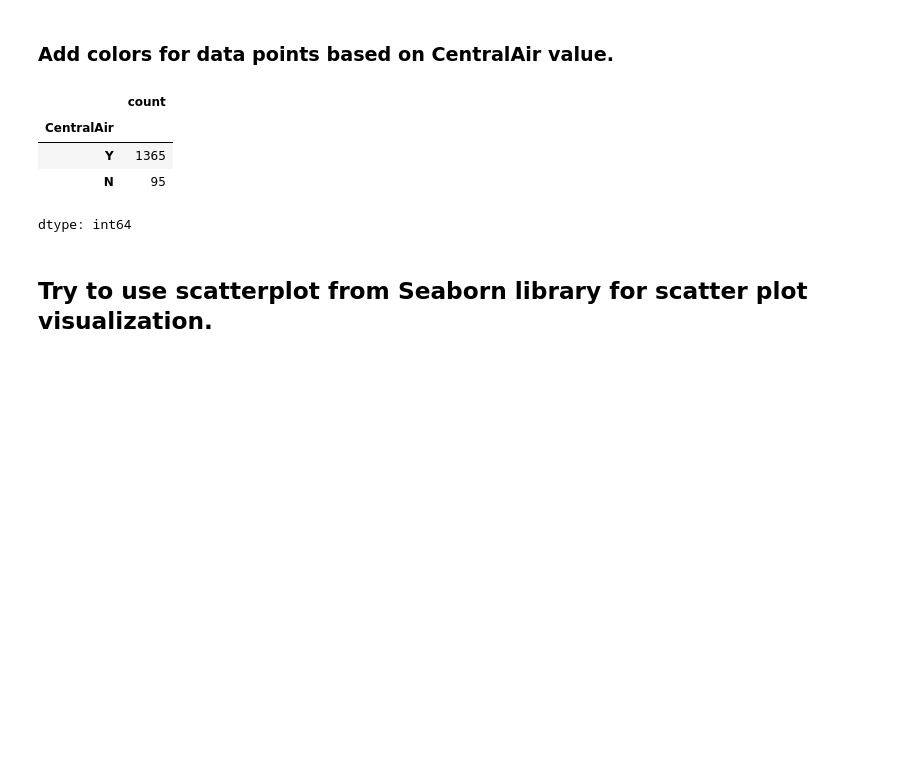
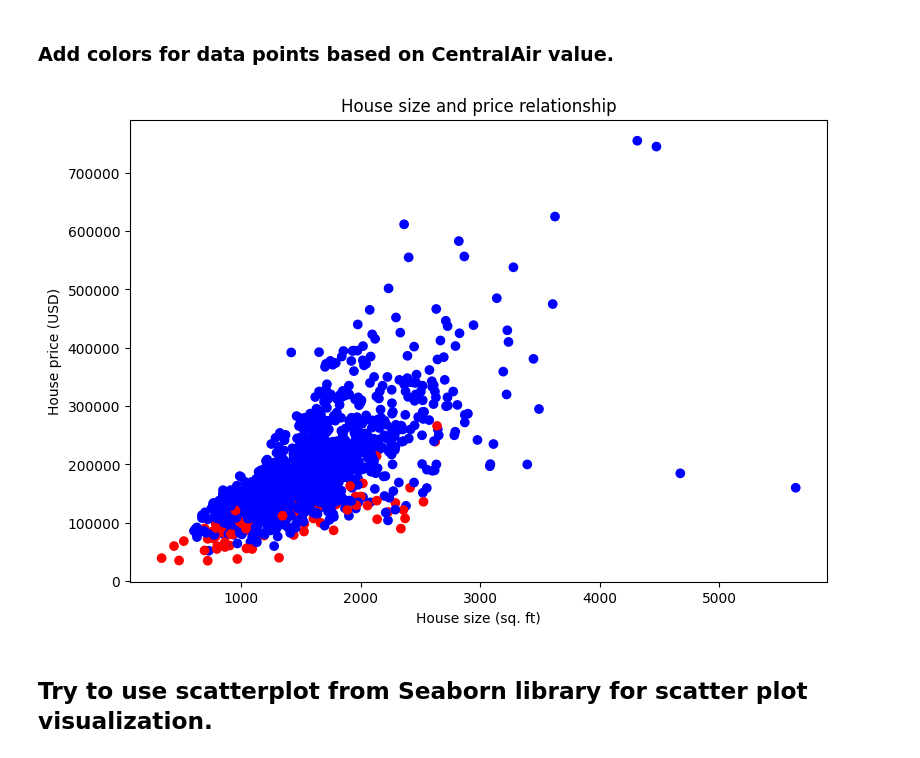
Before and after one commit to Kudl1k/zsu, a Jupyter notebook: fml_01.ipynb, the cells around one changed output. Drawn from its saved outputs; the diff is of its cells as text; code cells hidden in the pictures; blank space fills up the shorter version.

```diff
--- a/fml_01.ipynb
+++ b/fml_01.ipynb
@@ -194,20 +194,16 @@ plt.show()
 # %% [markdown]
 ### Add colors for data points based on CentralAir value.
 # %%
-
+df.CentralAir.map({'Y': "blue", 'N': "red"})
 
 fig = plt.figure(figsize=(9, 6))
-plt.scatter(df.GrLivArea, df.SalePrice)
+plt.scatter(df.GrLivArea, df.SalePrice,color = df.CentralAir.map({'Y': "blue", 'N': "red"}))
 plt.title("House size and price relationship")
 plt.xlabel("House size (sq. ft)")
 plt.ylabel("House price (USD)")
 plt.show()
 # %% [output]
-|  | count |
-| CentralAir |  |
-| Y | 1365 |
-| N | 95 |
-dtype: int64
+[figure, added]
 # %% [markdown]
 ## Try to use scatterplot from **Seaborn** library for scatter plot visualization.
 # %% [markdown]
```
Also changed, not shown: parts of 7 cells of this notebook.
